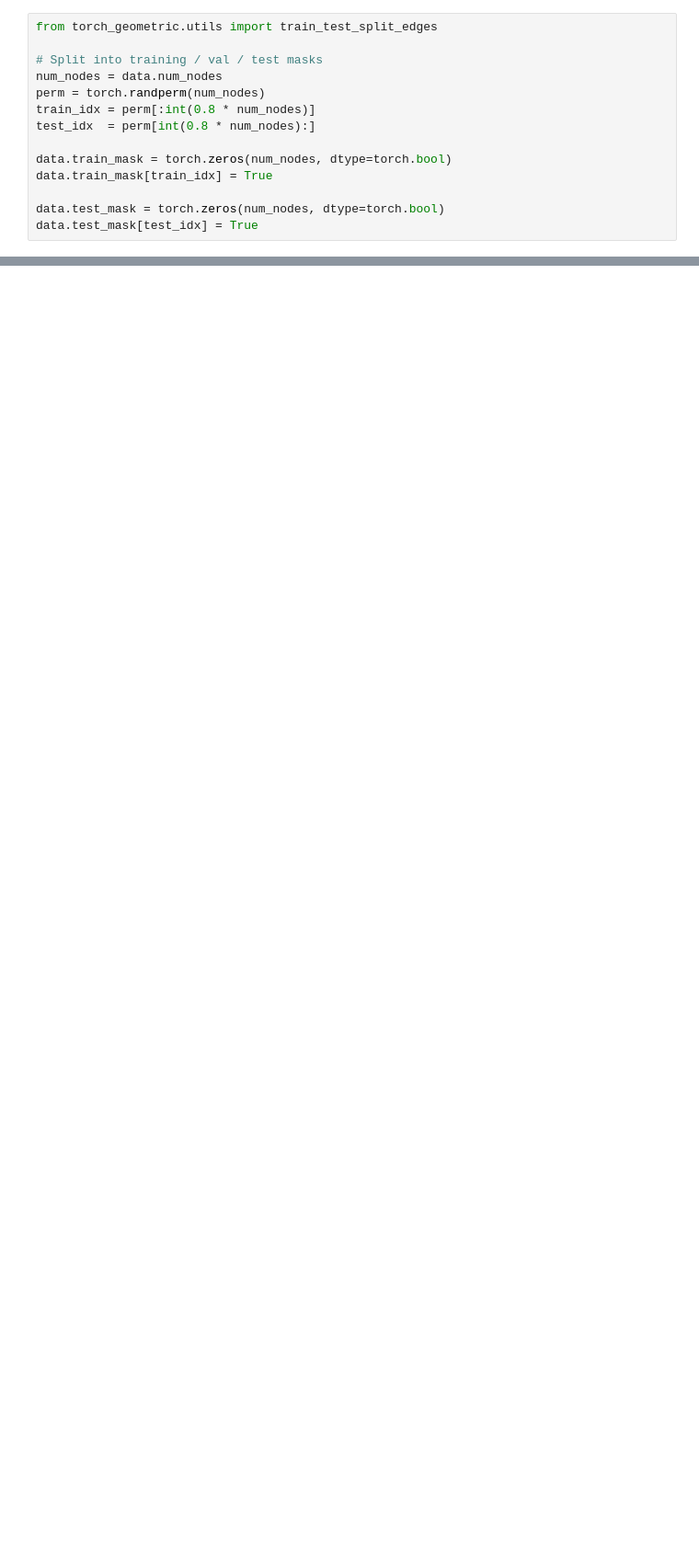
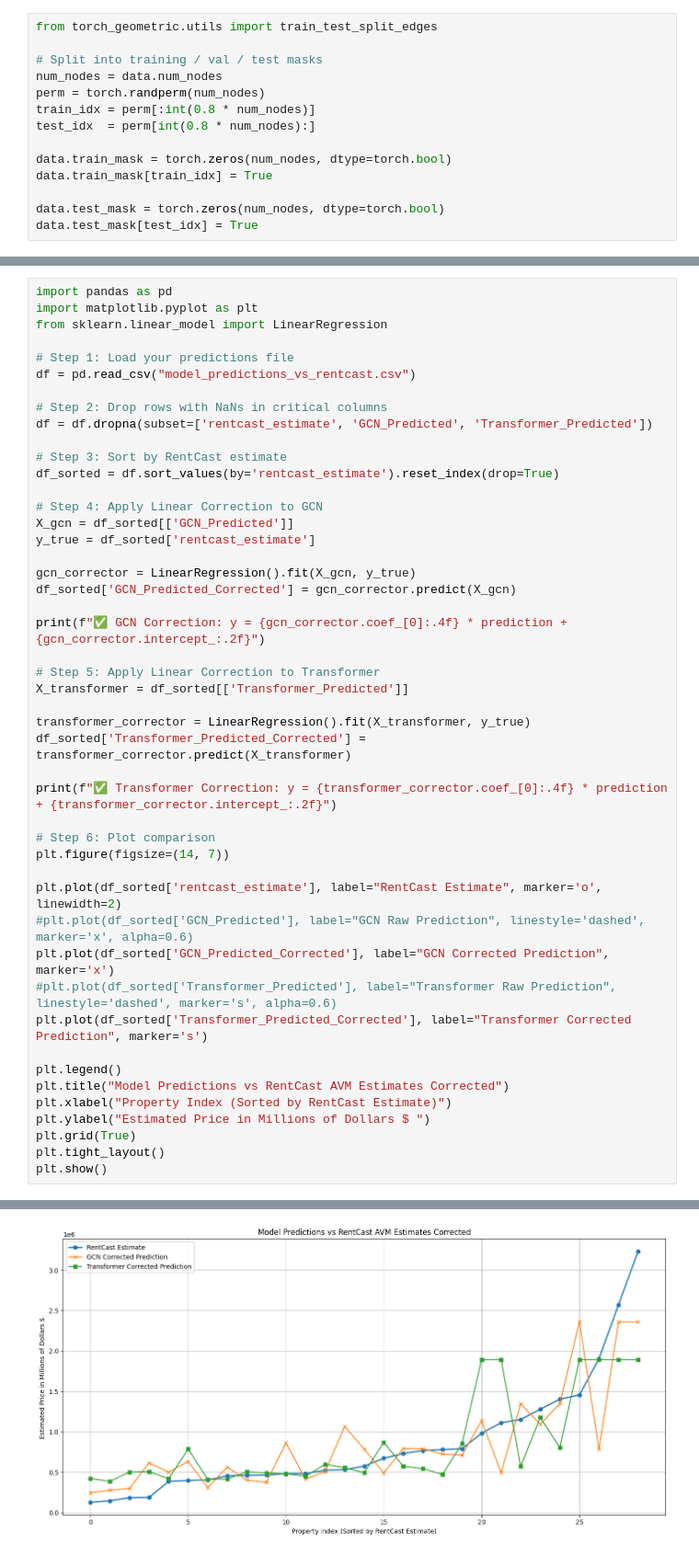
Before and after one commit to miguelc15/EEL6879_FP, a Jupyter notebook: GCN_Models.ipynb, the cells around one changed output, grey strips where cells are left out. Shown at 92% size. Drawn from its saved outputs; the diff is of its cells as text; blank space fills up the shorter version.

Commit message:
Uploaded final Models with zip embeddings and result files

```diff
--- a/GCN_Models.ipynb
+++ b/GCN_Models.ipynb
@@ -582,0 +884,48 @@ Predicted price: $ 3269017.37
+# %%
+import pandas as pd
+import matplotlib.pyplot as plt
+from sklearn.linear_model import LinearRegression
+
+# Step 1: Load your predictions file
+df = pd.read_csv("model_predictions_vs_rentcast.csv")
+
+# Step 2: Drop rows with NaNs in critical columns
+df = df.dropna(subset=['rentcast_estimate', 'GCN_Predicted', 'Transformer_Predicted'])
+
+# Step 3: Sort by RentCast estimate
+df_sorted = df.sort_values(by='rentcast_estimate').reset_index(drop=True)
+
+# Step 4: Apply Linear Correction to GCN
+X_gcn = df_sorted[['GCN_Predicted']]
+y_true = df_sorted['rentcast_estimate']
+
+gcn_corrector = LinearRegression().fit(X_gcn, y_true)
+df_sorted['GCN_Predicted_Corrected'] = gcn_corrector.predict(X_gcn)
+
+print(f"✅ GCN Correction: y = {gcn_corrector.coef_[0]:.4f} * prediction + {gcn_corrector.intercept_:.2f}")
+
+# Step 5: Apply Linear Correction to Transformer
+X_transformer = df_sorted[['Transformer_Predicted']]
+
+transformer_corrector = LinearRegression().fit(X_transformer, y_true)
+df_sorted['Transformer_Predicted_Corrected'] = transformer_corrector.predict(X_transformer)
+
+print(f"✅ Transformer Correction: y = {transformer_corrector.coef_[0]:.4f} * prediction + {transformer_corrector.intercept_:.2f}")
+
+# Step 6: Plot comparison
+plt.figure(figsize=(14, 7))
+
+plt.plot(df_sorted['rentcast_estimate'], label="RentCast Estimate", marker='o', linewidth=2)
+#plt.plot(df_sorted['GCN_Predicted'], label="GCN Raw Prediction", linestyle='dashed', marker='x', alpha=0.6)
+plt.plot(df_sorted['GCN_Predicted_Corrected'], label="GCN Corrected Prediction", marker='x')
+#plt.plot(df_sorted['Transformer_Predicted'], label="Transformer Raw Prediction", linestyle='dashed', marker='s', alpha=0.6)
+plt.plot(df_sorted['Transformer_Predicted_Corrected'], label="Transformer Corrected Prediction", marker='s')
+
+plt.legend()
+plt.title("Model Predictions vs RentCast AVM Estimates Corrected")
+plt.xlabel("Property Index (Sorted by RentCast Estimate)")
+plt.ylabel("Estimated Price in Millions of Dollars $ ")
+plt.grid(True)
+plt.tight_layout()
+plt.show()
+# %% [output]
@@ -582,0 +934 @@ Predicted price: $ 3269017.37
+[figure, added]
```
Also changed, not shown: parts of 44 cells of this notebook, 3 other files.
